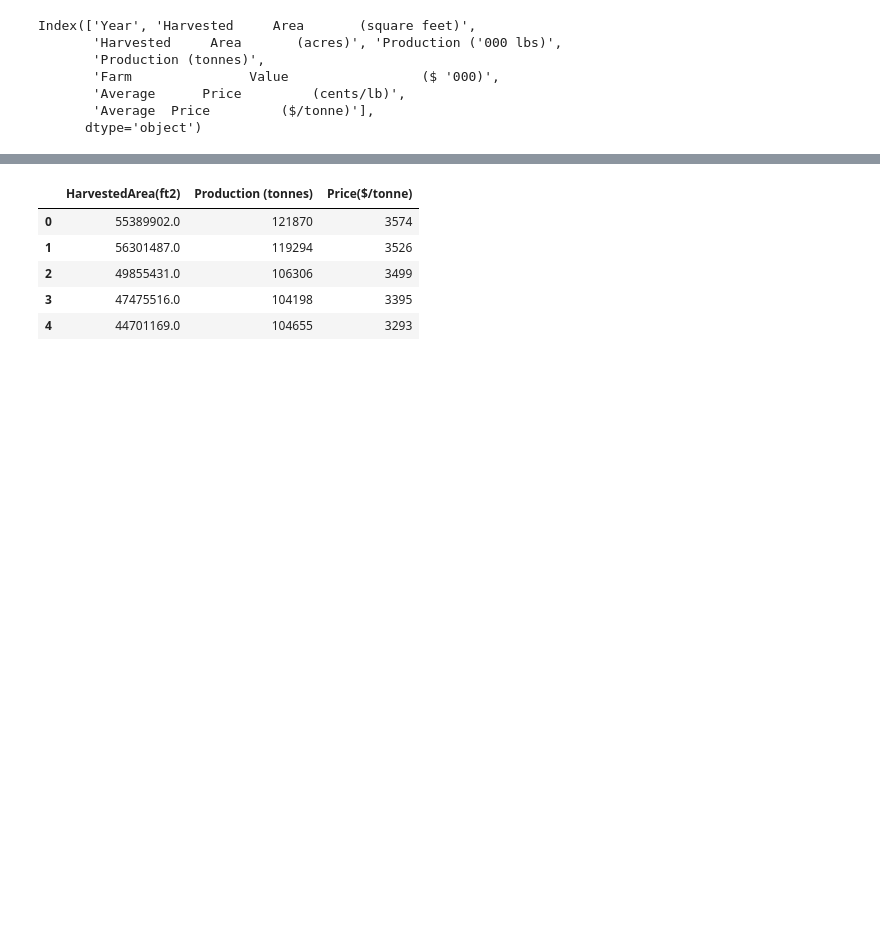
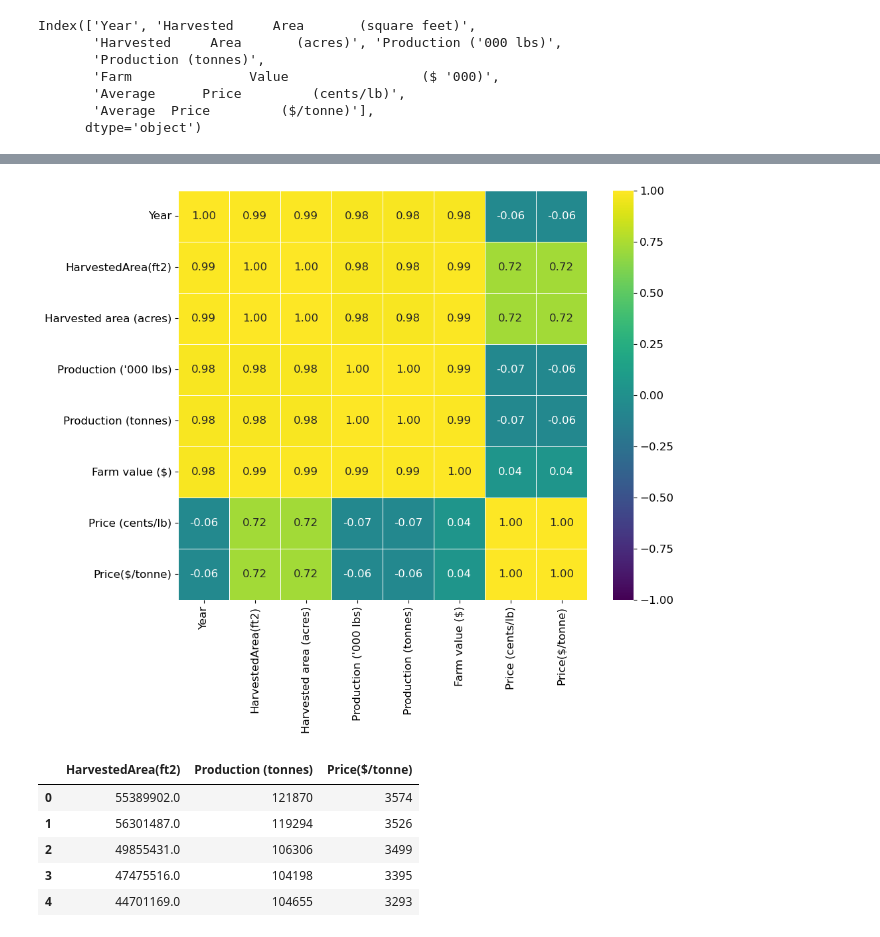
Before and after one commit to minamahdian/visualization, a Jupyter notebook: 02_activities/assignments/Assignment3_plots.ipynb, the cells around one changed output, grey strips where cells are left out. Saved outputs shown, nothing was run; the diff lists cells and outputs as text; code cells hidden in the pictures; blank space fills up the shorter version.

```diff
--- a/02_activities/assignments/Assignment3_plots.ipynb
+++ b/02_activities/assignments/Assignment3_plots.ipynb
@@ -81,0 +110,8 @@ Index(['Year', 'HarvestedArea(ft2)', 'Harvested     Area       (acres)',
+# %%
+# Create an annotated heatmap
+plt.figure(figsize = (10,8))
+plt.rcParams.update({'font.size': 12})
+sns.heatmap(correlation_matrix, cmap = 'viridis', vmin = -1, vmax = 1, center = 0, annot=True, fmt=".2f", square=True, linewidths=.5)
+plt.show()
+# %% [output]
+[figure, added]
```
Also changed, not shown: parts of 5 cells of this notebook, 3 other files.
